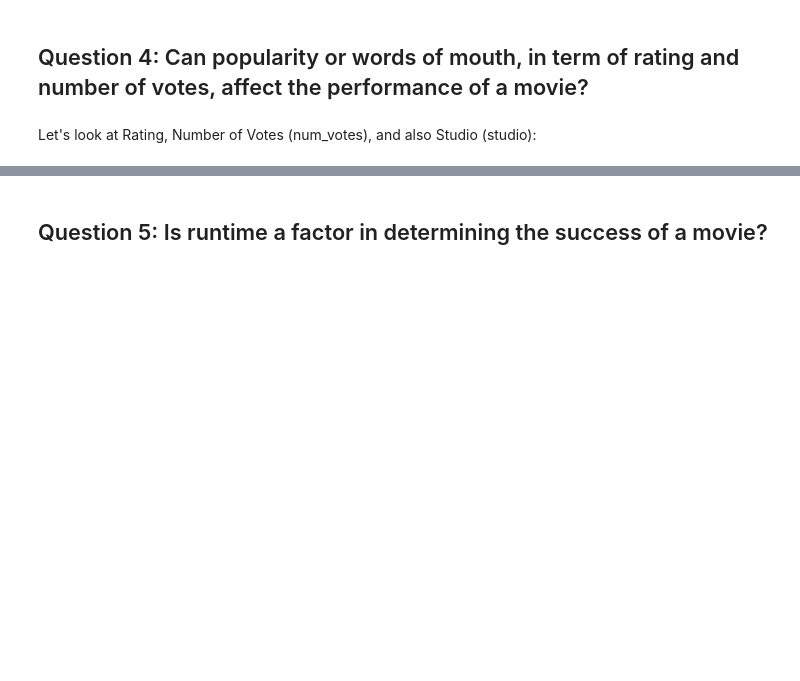
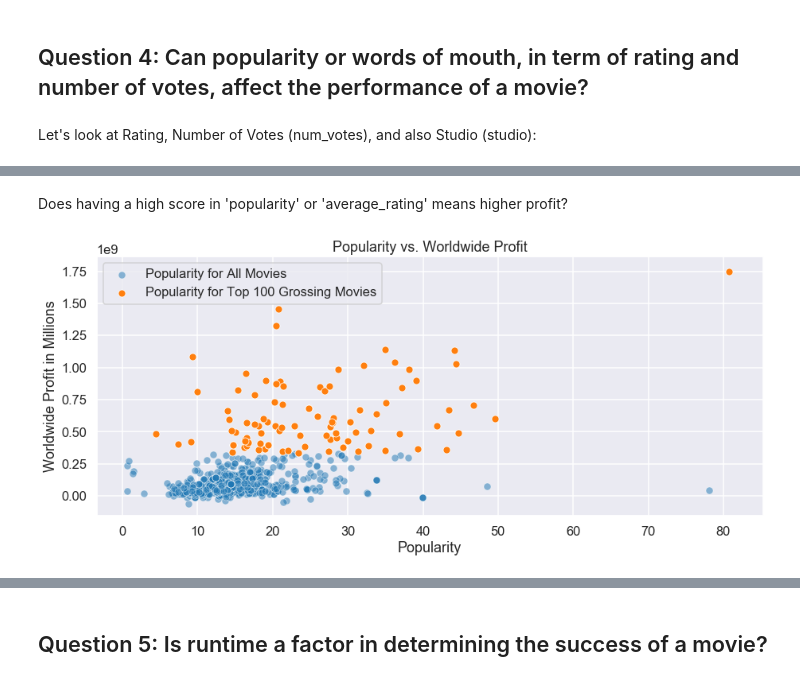
Before and after one commit to baotramduong/Porfolio_Project_The_Movie_Industry, a Jupyter notebook: Part III - Data Analysis & Visualization, Actionable Insight, Conclusion & Future Works.ipynb, the cells around one changed output, grey strips where cells are left out. Drawn from its saved outputs; the diff is of its cells as text; code cells hidden in the pictures; blank space fills up the shorter version.

```diff
--- a/Part III - Data Analysis & Visualization, Actionable Insight, Conclusion & Future Works.ipynb
+++ b/Part III - Data Analysis & Visualization, Actionable Insight, Conclusion & Future Works.ipynb
@@ -850,0 +977,9 @@ Let's look at Rating, Number of Votes (num_votes), and also Studio (studio):
+# %%
+#create sub dataset for 'popularity' and 'average_rating'
+#all movies
+rating_vs_profit = full_df[['movie', 'popularity', 'average_rating', 'num_votes',
+         'worldwide_profit']]
+
+#top 100 performers
+rating_vs_100_profit = full_df[['movie', 'popularity', 'average_rating', 'num_votes',
+         'worldwide_profit']].sort_values(by = 'worldwide_profit', ascending = False)[:100]
@@ -850,0 +995,24 @@ Let's look at Rating, Number of Votes (num_votes), and also Studio (studio):
+# %% [markdown]
+Does having a high score in 'popularity' or 'average_rating' means higher profit?
+# %%
+#plot 'popularity' vs. 'worldwide_profit'
+plt.figure(figsize = (15, 6))
+
+#popularity
+ax1 = sns.scatterplot(x = rating_vs_profit['popularity'],
+                 y = rating_vs_profit['worldwide_profit'],
+                 label = 'Popularity for All Movies', alpha = 0.5)
+
+ax2 = sns.scatterplot(x = rating_vs_100_profit['popularity'],
+                 y = rating_vs_profit['worldwide_profit'],
+                 label = 'Popularity for Top 100 Grossing Movies')
+
+#set labels
+plt.title('Popularity vs. Worldwide Profit')
+plt.xlabel('Popularity')
+plt.ylabel('Worldwide Profit in Millions')
+
+#show
+plt.show()
+# %% [output]
+[figure, added]
```
Also changed, not shown: parts of 21 cells of this notebook.
